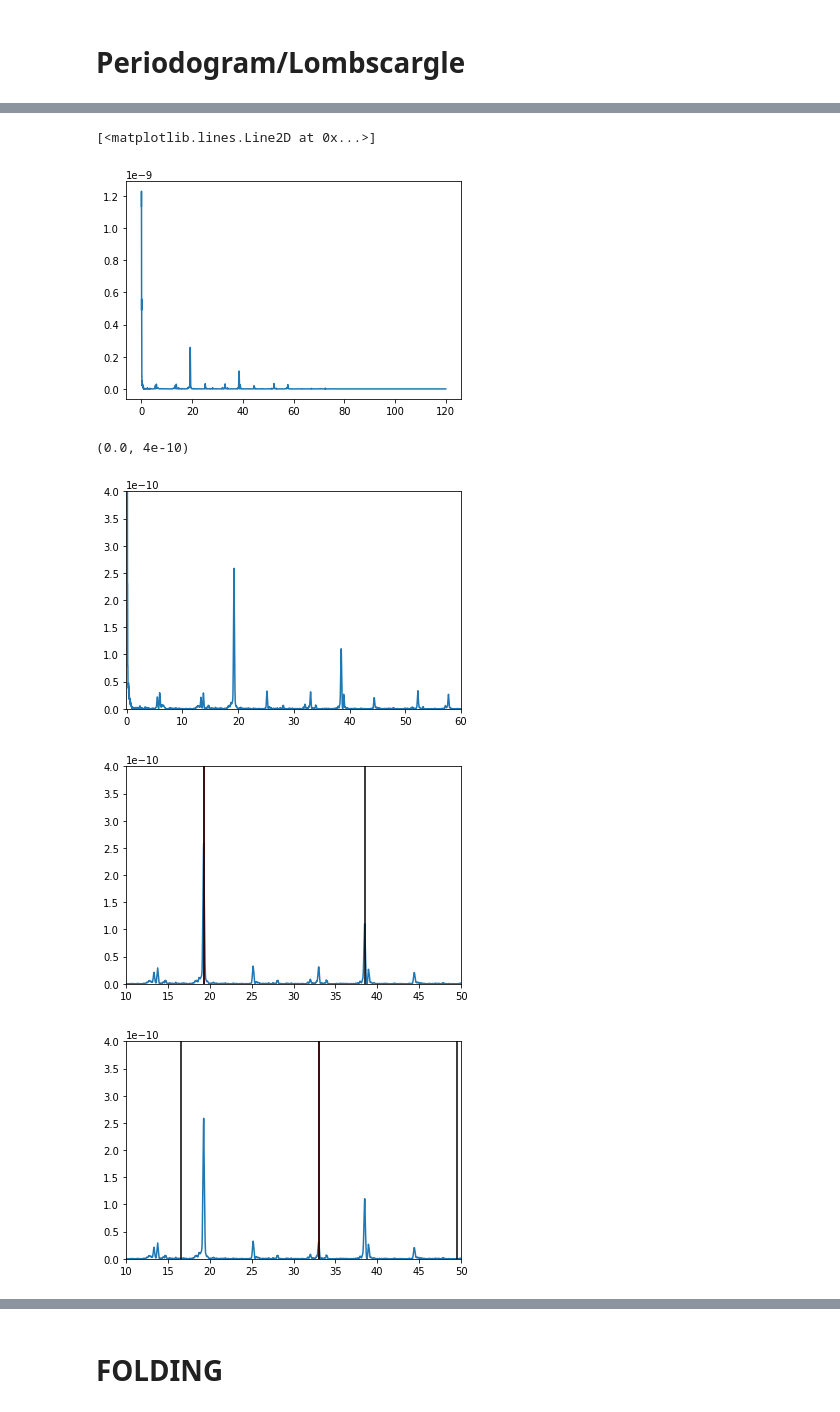
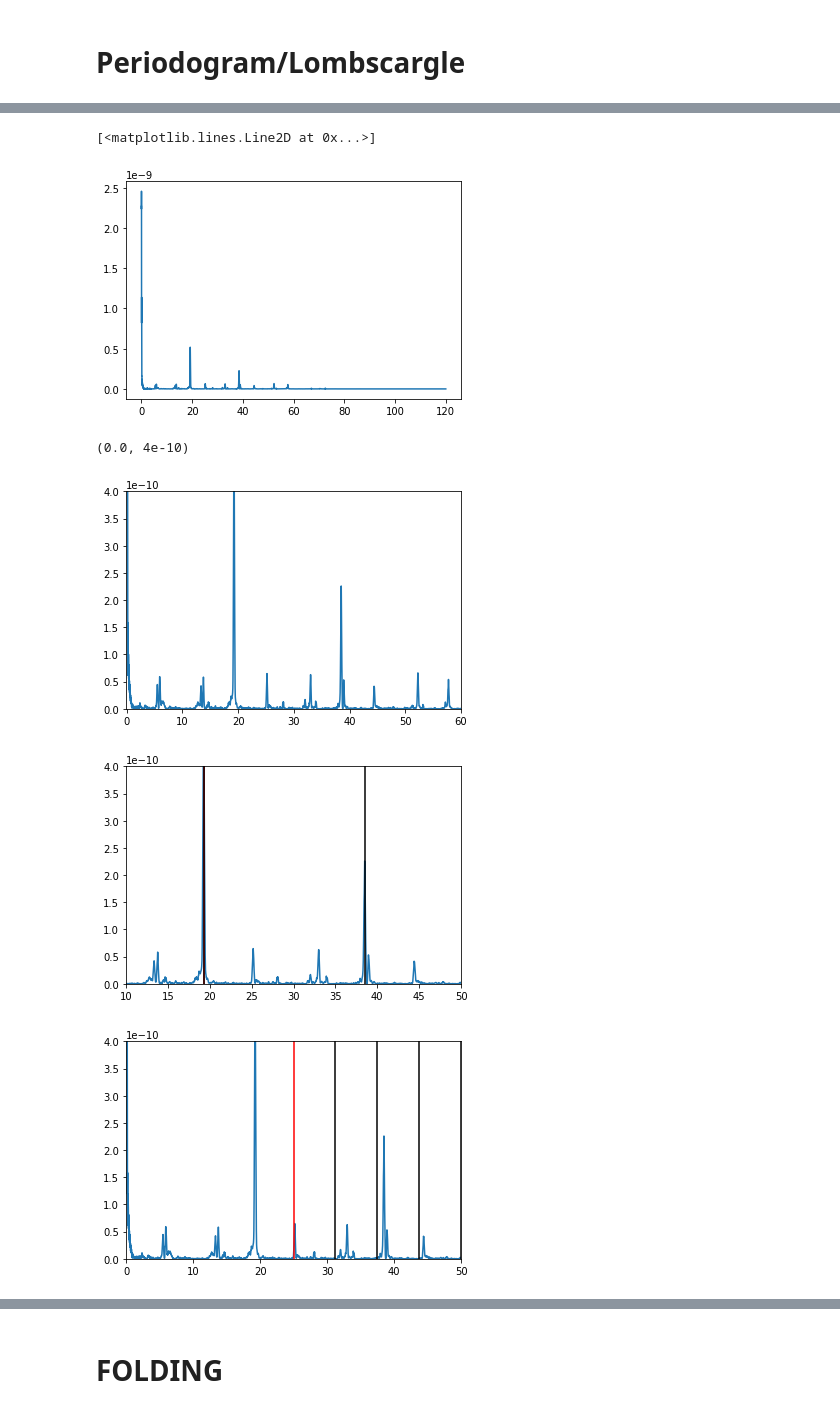
Before and after one commit to nathanmeagher/PH30116, a Jupyter notebook: COURSEWORK.ipynb, the cells around one changed output, grey strips where cells are left out. Cells and saved outputs as stored; diff of their text form; code cells hidden in the pictures.

```diff
--- a/COURSEWORK.ipynb
+++ b/COURSEWORK.ipynb
@@ -421,16 +421,16 @@ for lcfile in glob.glob('Data/Object%slc/kplr*.fits' %(mykepler)):
 # %%
 
 #
-t = object_1[1].data['TIME'] #time column
-f = object_1[1].data['PDCSAP_FLUX'] #point source flux data
-e = object_1[1].data['PDCSAP_FLUX_ERR'] #point source flux error
+t_nofilter = object_1[1].data['TIME'] #time column
+f_nofilter = object_1[1].data['PDCSAP_FLUX'] #point source flux data
+e_nofilter = object_1[1].data['PDCSAP_FLUX_ERR'] #point source flux error
 
 #Applying a mask filter to remove nan points
 
 nonan = ~np.isnan(f)
-t1 = t[nonan]
-f1 = f[nonan]
-e1 = e[nonan]
+t1 = t_nofilter[nonan]
+f1 = f_nofilter[nonan]
+e1 = e_nofilter[nonan]
 # %%
 #kernel_size is the size of the window over which the median is calculated
 
@@ -505,7 +615,7 @@ csv_df.to_csv('normalised_dataset.csv')
 # %% [markdown]
 # Periodogram/Lombscargle
 # %%
-freq = np.linspace(1/120,120, 5000)
+freq = np.linspace(1/120,120, 10000)
 
 lomb = scipy.signal.lombscargle(t1, flux_normalised, freq, precenter= True)
 
@@ -523,14 +633,14 @@ lomb_1 = scipy.signal.lombscargle(freq, lomb, freq, precenter=True)
 pylab.plot(freq, lomb_1)
 # %% [output]
 [<matplotlib.lines.Line2D at 0x...>]
-[figure, old version]
+[figure, new version]
 # %%
 pylab.plot(freq, lomb_1)
 pylab.xlim(-0.10,60)
 pylab.ylim(0.0,0.0000000004)
 # %% [output]
 (0.0, 4e-10)
-[figure, old version]
+[figure, new version]
 # %%
 pylab.plot(freq, lomb_1)
 pylab.xlim(10,50)
@@ -540,16 +650,16 @@ pylab.axvline(actper, c='r') ## indicating the actual period
 for i in [1, 2, 3, 4, 5, 6]:
     pylab.axvline(actper*i, c='k')
 # %% [output]
-[figure, old version]
+[figure, new version]
 # %%
 pylab.plot(freq, lomb_1)
-pylab.xlim(10,50)
+pylab.xlim(0,50)
 pylab.ylim(0.0,0.0000000004)
-actper = 33 ## the actual period
+actper = 25 ## the actual period
 pylab.axvline(actper, c='r') ## indicating the actual period
-for i in [0.5, 1, 1.5, 2, 2.5 , 3]:
+for i in [1.25, 1.5, 1.75, 2.0]:
     pylab.axvline(actper*i, c='k')
 # %% [output]
-[figure, old version]
+[figure, new version]
 # %%
 #plotting normalised median
```
Also changed, not shown: parts of 12 cells of this notebook, 2 other files.
